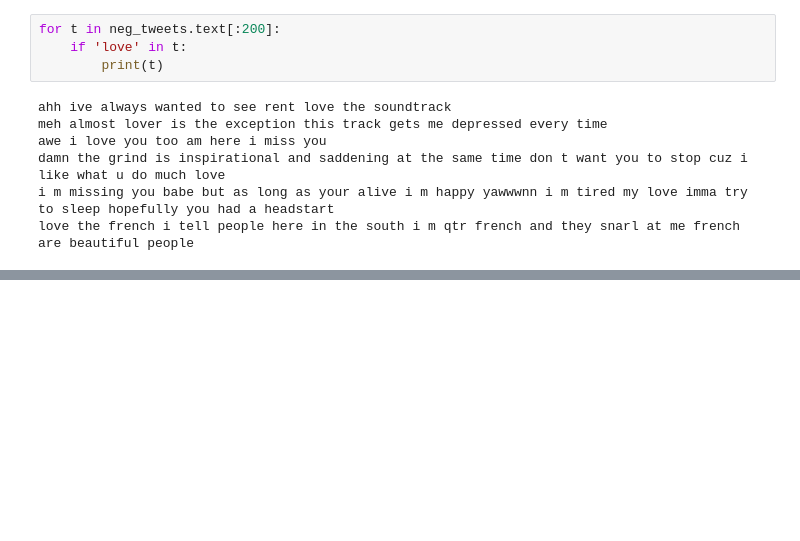
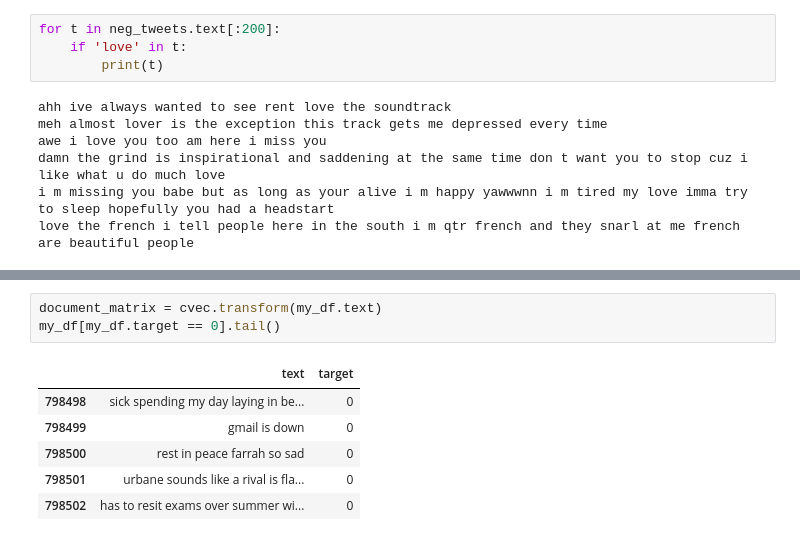
Before and after one commit to La-comadreja/tthustla, a Jupyter notebook: SentimentTutorialPart2.ipynb, the cells around one changed output, grey strips where cells are left out. Cells and saved outputs as stored; diff of their text form; blank space fills up the shorter version.

```diff
--- a/SentimentTutorialPart2.ipynb
+++ b/SentimentTutorialPart2.ipynb
@@ -174,0 +183,10 @@ print(len(pos_string))
+# %%
+document_matrix = cvec.transform(my_df.text)
+my_df[my_df.target == 0].tail()
+# %% [output]
+|  | text | target |
+| 798498 | sick spending my day laying in be... | 0 |
+| 798499 | gmail is down | 0 |
+| 798500 | rest in peace farrah so sad | 0 |
+| 798501 | urbane sounds like a rival is fla... | 0 |
+| 798502 | has to resit exams over summer wi... | 0 |
```
Also changed, not shown: parts of 8 cells of this notebook, 1 other file.
